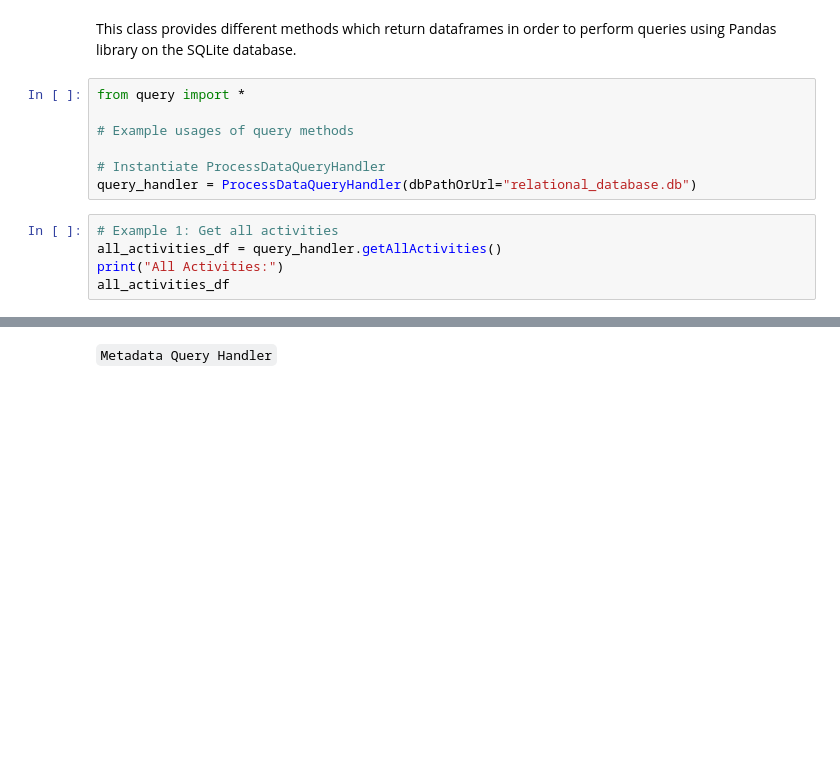
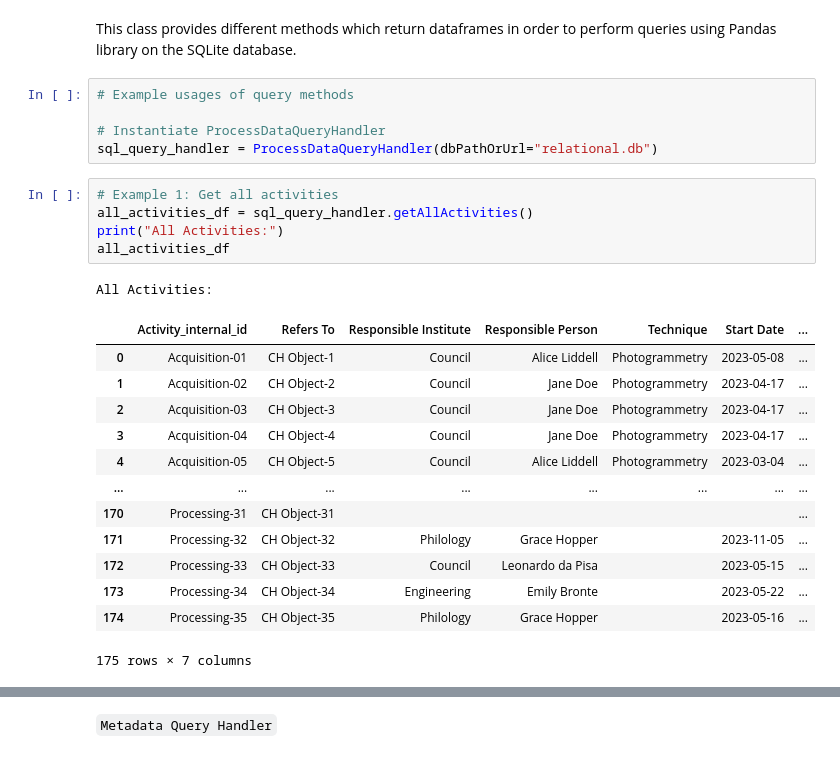
Before and after one commit to comp-management-data-project/DataScience-DHDK-gp24, a Jupyter notebook: presentation.ipynb, the cells around one changed output, grey strips where cells are left out. Cells and saved outputs as stored; diff of their text form; blank space fills up the shorter version.

```diff
--- a/presentation.ipynb
+++ b/presentation.ipynb
@@ -251,17 +264,30 @@ metadata_qh.setDbPathOrUrl(grp_endpoint)
 # %% [markdown]
 This class provides different methods which return dataframes in order to perform queries using Pandas library on the SQLite database.
 # %%
-from query import *
-
 # Example usages of query methods
 
 # Instantiate ProcessDataQueryHandler
-query_handler = ProcessDataQueryHandler(dbPathOrUrl="relational_database.db")
+sql_query_handler = ProcessDataQueryHandler(dbPathOrUrl="relational.db")
 # %%
 # Example 1: Get all activities
-all_activities_df = query_handler.getAllActivities()
+all_activities_df = sql_query_handler.getAllActivities()
 print("All Activities:")
 all_activities_df
+# %% [output]
+All Activities:
+|  | Activity_internal_id | Refers To | Responsible Institute | Responsible Person | Technique | Start Date | ... |
+| 0 | Acquisition-01 | CH Object-1 | Council | Alice Liddell | Photogrammetry | 2023-05-08 | ... |
+| 1 | Acquisition-02 | CH Object-2 | Council | Jane Doe | Photogrammetry | 2023-04-17 | ... |
+| 2 | Acquisition-03 | CH Object-3 | Council | Jane Doe | Photogrammetry | 2023-04-17 | ... |
+| 3 | Acquisition-04 | CH Object-4 | Council | Jane Doe | Photogrammetry | 2023-04-17 | ... |
+| 4 | Acquisition-05 | CH Object-5 | Council | Alice Liddell | Photogrammetry | 2023-03-04 | ... |
+| ... | ... | ... | ... | ... | ... | ... | ... |
+| 170 | Processing-31 | CH Object-31 |  |  |  |  | ... |
+| 171 | Processing-32 | CH Object-32 | Philology | Grace Hopper |  | 2023-11-05 | ... |
+| 172 | Processing-33 | CH Object-33 | Council | Leonardo da Pisa |  | 2023-05-15 | ... |
+| 173 | Processing-34 | CH Object-34 | Engineering | Emily Bronte |  | 2023-05-22 | ... |
+| 174 | Processing-35 | CH Object-35 | Philology | Grace Hopper |  | 2023-05-16 | ... |
+175 rows × 7 columns
 # %%
 # Example 2: Get activities by responsible institution
 responsible_institution = "Heritage"
```
Also changed, not shown: parts of 32 cells of this notebook, 11 other files.
